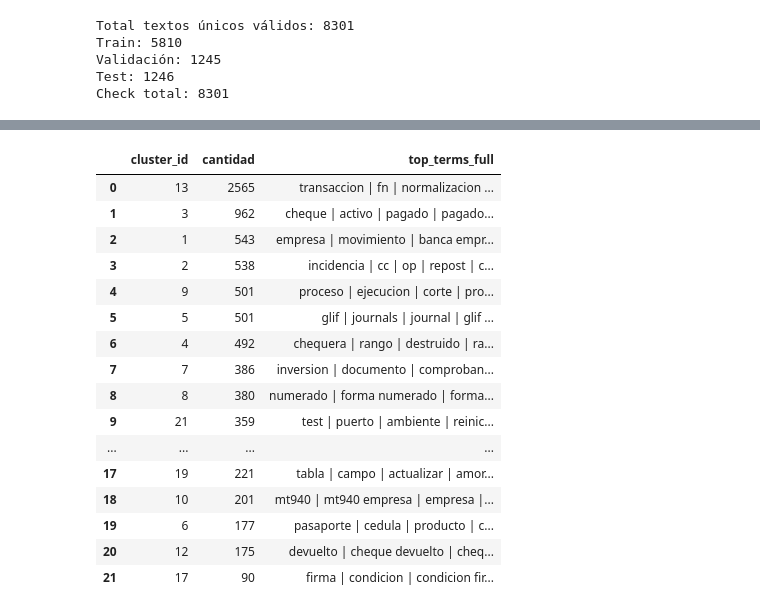
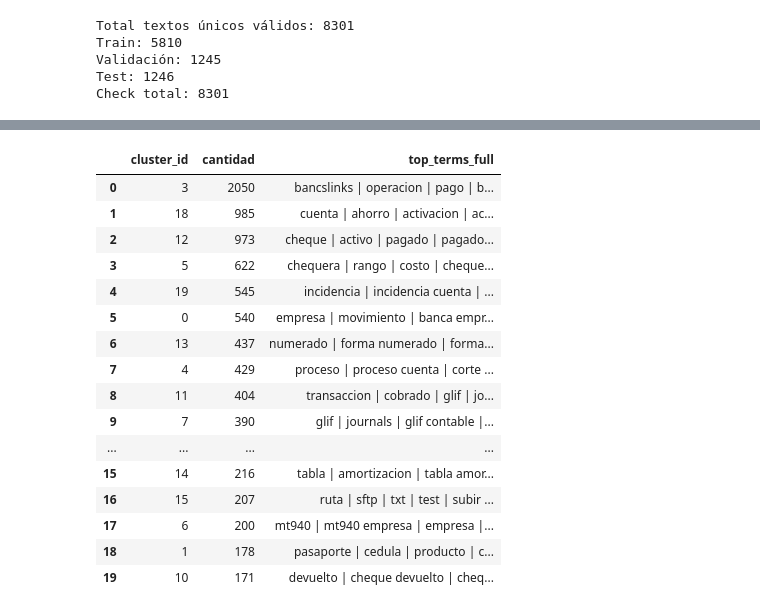
Before and after one commit to OCCA2000/Asignador, a Jupyter notebook: Analisis/EDA_Categorizacion_Requerimientos.ipynb, the cells around one changed output, grey strips where cells are left out. Drawn from its saved outputs; the diff is of its cells as text; code cells hidden in the pictures.

```diff
--- a/Analisis/EDA_Categorizacion_Requerimientos.ipynb
+++ b/Analisis/EDA_Categorizacion_Requerimientos.ipynb
@@ -268,6 +360,10 @@ def normalize_text(texto):
     t = re.sub(r"[^\w\s]", " ", t)
     t = re.sub(r"\s+", " ", t).strip()
 
+    # 3b) Eliminar secuencias de caracteres repetidos (ej: xxxxx, -----, =====)
+    t = re.sub(r"(.)\1{3,}", " ", t)
+    t = re.sub(r"\s+", " ", t).strip()
+
     # 4) Lemmatizar con spaCy (cheques→cheque, incidencias→incidencia, etc.)
     doc = nlp_es(t)
     lemmas = []
@@ -970,6 +997,6 @@ Varianza explicada (10 comp): 0.4236
 # %%
 # 24) Búsqueda de k con métricas de VALIDACIÓN
-k_grid = list(range(8, 28, 2))
+k_grid = list(range(8, 30, 2))
 rows = []
 
 for k in k_grid:
@@ -1134,0 +1163,26 @@ Modelo final ajustado con k = 22
+# %%
+# Propagar el flag desde df original usando 'number' como clave
+flag_map = df.set_index('number')['es_alivio_financiero']
+df_fit_full_v2['es_alivio_financiero'] = (
+    df_fit_full_v2['number'].map(flag_map).fillna(False)
+)
+
+# Segundo filtro: captura diferimiento/normaliz directamente en texto limpio
+# (respaldo por si el join por number falla)
+mask_dif_limpio = (
+    df_fit_full_v2["texto_limpio_v2"].str.contains(r'\bdiferimiento\b', regex=True) |
+    df_fit_full_v2["texto_limpio_v2"].str.contains(r'normaliz', regex=True)
+)
+df_fit_full_v2['es_alivio_financiero'] = df_fit_full_v2['es_alivio_financiero'] | mask_dif_limpio
+
+# Propagar el flag actualizado a df para que Cell C lo use correctamente
+numeros_extra = df_fit_full_v2.loc[mask_dif_limpio, 'number'].tolist()
+df.loc[df['number'].isin(numeros_extra), 'es_alivio_financiero'] = True
+
+
+# Separar: alivios (cluster fijo) vs resto (K-Means)
+df_fit_alivios = df_fit_full_v2[df_fit_full_v2['es_alivio_financiero']].copy()
+df_fit_full_v2  = df_fit_full_v2[~df_fit_full_v2['es_alivio_financiero']].reset_index(drop=True)
+
+print(f"Tickets apartados como 'alivios_financieros': {len(df_fit_alivios)}")
+print(f"Tickets que entran al K-Means:                {len(df_fit_full_v2)}")
@@ -1246,11 +1303,13 @@ import pandas as pd
 X_full_tfidf = vectorizer_final.transform(df_fit_full_v2["texto_limpio_v2"])
 terms = np.array(vectorizer_final.get_feature_names_out())
 
-top_n_terms = 12
+top_n_terms = 30
 top_n_examples = 5
 
 rows = []
-cluster_ids = sorted(df_fit_full_v2["cluster_id"].unique())
+# Después:
+cluster_ids = sorted(df_fit_full_v2["cluster_id"].unique(), key=str)
+
 
 for cid in cluster_ids:
     idx = np.where(df_fit_full_v2["cluster_id"].values == cid)[0]
@@ -1265,7 +1324,8 @@ for cid in cluster_ids:
     top_terms_full = " | ".join(top_terms_list)
 
     rows.append({
-        "cluster_id": int(cid),
+        # Después:
+        "cluster_id": cid,
         "cantidad": int(len(idx)),
         "top_terms_full": top_terms_full
     })
@@ -1286,49 +1346,49 @@ with pd.option_context(
     display(df_cluster_profile)
     print("\n=== TOP TERMS COMPLETOS ===")
     print(df_cluster_profile.to_string(index=False))
 
 print("\n=== EJEMPLOS POR CLUSTER (TEXTO COMPLETO) ===")
 for cid in df_cluster_profile["cluster_id"].head(10):
-    print(f"\nCluster {int(cid)}")
+    print(f"\nCluster {cid}")
     muestra = (
         df_fit_full_v2.loc[df_fit_full_v2["cluster_id"] == cid, ["number", "texto_limpio_v2"]]
         .head(top_n_examples)
         .reset_index(drop=True)
     )
 
     # Impresión completa registro por registro
     for _, row in muestra.iterrows():
         print(f"- {row['number']}: {row['texto_limpio_v2']}")
 
 # Guardar perfil de clusters en CSV
 from pathlib import Path
 
 output_dir = Path.cwd()
 # Si estás en Analisis/, guarda al mismo nivel que los datos
 if not (output_dir / "Data").exists():
     output_dir = output_dir.parent
 
 ruta_output = output_dir / "Data" / "cluster_profile.csv"
 
 df_cluster_profile.to_csv(ruta_output, index=False, encoding="utf-8-sig", sep=";")
 print("Guardado en:", ruta_output.resolve())
 # %% [output]
 |  | cluster_id | cantidad | top_terms_full |
-| 0 | 13 | 2565 | transaccion | fn | normalizacion ... |
-| 1 | 3 | 962 | cheque | activo | pagado | pagado... |
-| 2 | 1 | 543 | empresa | movimiento | banca empr... |
-| 3 | 2 | 538 | incidencia | cc | op | repost | c... |
-| 4 | 9 | 501 | proceso | ejecucion | corte | pro... |
-| 5 | 5 | 501 | glif | journals | journal | glif ... |
-| 6 | 4 | 492 | chequera | rango | destruido | ra... |
-| 7 | 7 | 386 | inversion | documento | comproban... |
-| 8 | 8 | 380 | numerado | forma numerado | forma... |
-| 9 | 21 | 359 | test | puerto | ambiente | reinic... |
+| 0 | 3 | 2050 | bancslinks | operacion | pago | b... |
+| 1 | 18 | 985 | cuenta | ahorro | activacion | ac... |
+| 2 | 12 | 973 | cheque | activo | pagado | pagado... |
+| 3 | 5 | 622 | chequera | rango | costo | cheque... |
+| 4 | 19 | 545 | incidencia | incidencia cuenta | ... |
+| 5 | 0 | 540 | empresa | movimiento | banca empr... |
+| 6 | 13 | 437 | numerado | forma numerado | forma... |
+| 7 | 4 | 429 | proceso | proceso cuenta | corte ... |
+| 8 | 11 | 404 | transaccion | cobrado | glif | jo... |
+| 9 | 7 | 390 | glif | journals | glif contable |... |
 | ... | ... | ... | ... |
-| 17 | 19 | 221 | tabla | campo | actualizar | amor... |
-| 18 | 10 | 201 | mt940 | mt940 empresa | empresa |... |
-| 19 | 6 | 177 | pasaporte | cedula | producto | c... |
-| 20 | 12 | 175 | devuelto | cheque devuelto | cheq... |
-| 21 | 17 | 90 | firma | condicion | condicion fir... |
+| 15 | 14 | 216 | tabla | amortizacion | tabla amor... |
+| 16 | 15 | 207 | ruta | sftp | txt | test | subir ... |
+| 17 | 6 | 200 | mt940 | mt940 empresa | empresa |... |
+| 18 | 1 | 178 | pasaporte | cedula | producto | c... |
+| 19 | 10 | 171 | devuelto | cheque devuelto | cheq... |
 === TOP TERMS COMPLETOS ===
  cluster_id  cantidad                                                                                                                                                                                    ...
```
Also changed, not shown: parts of 44 cells of this notebook, 7 other files.
